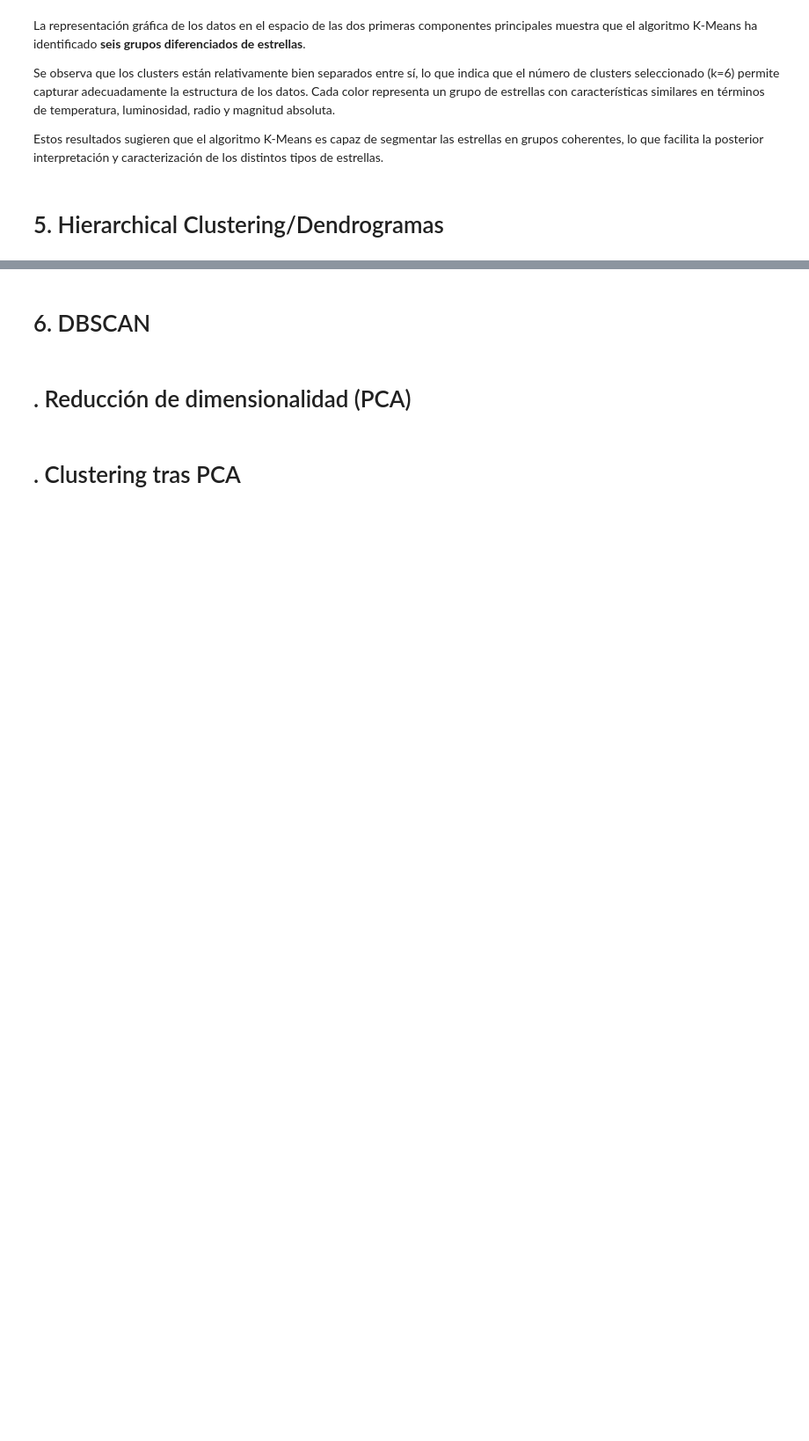
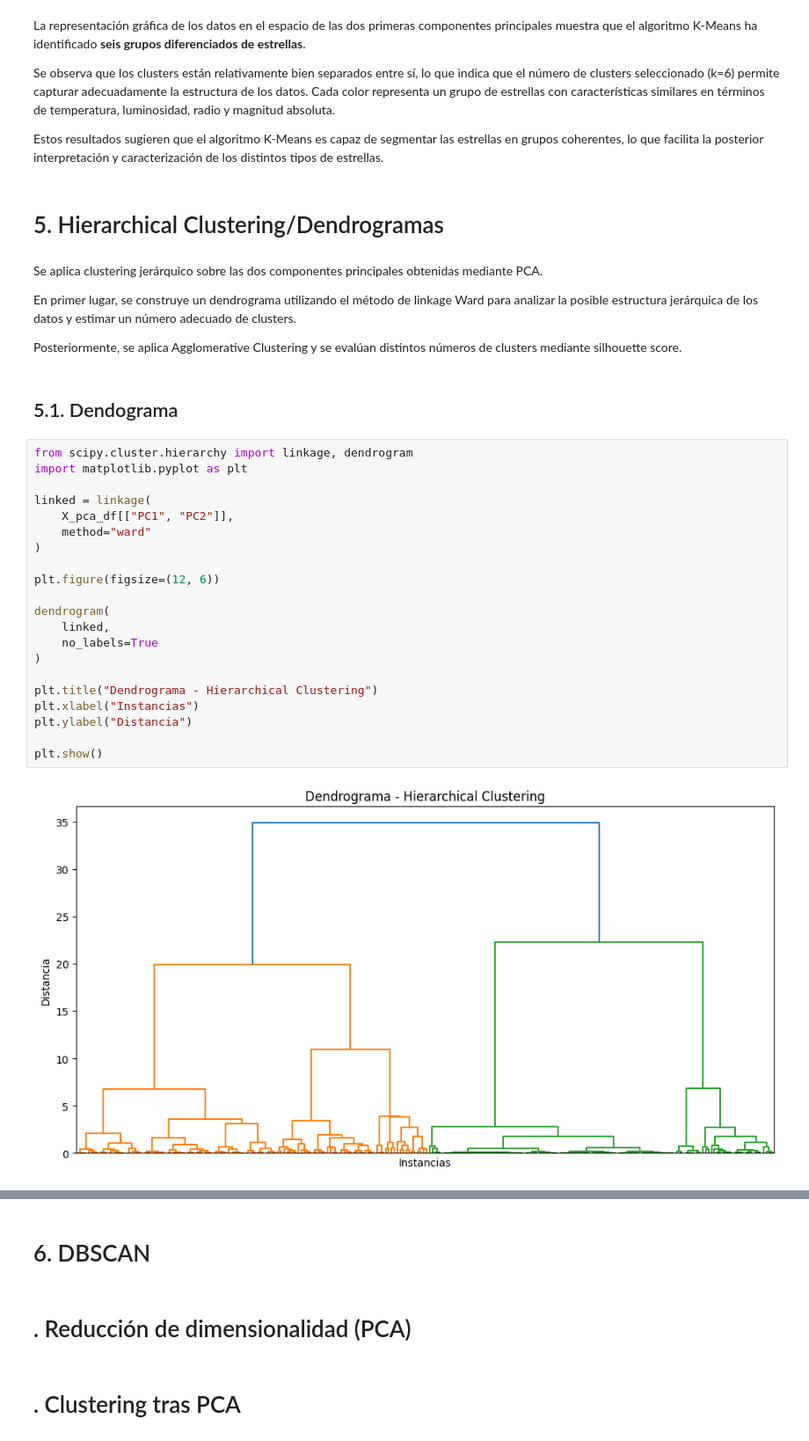
Before and after one commit to 100495785/Grupo17_Practica2, a Jupyter notebook: Practica2_estrellas.ipynb, the cells around one changed output, grey strips where cells are left out. Shown at 88% size. Drawn from its saved outputs; the diff is of its cells as text; blank space fills up the shorter version.

Commit message:
Hierarchical Clustering actualizado

```diff
--- a/Practica2_estrellas.ipynb
+++ b/Practica2_estrellas.ipynb
@@ -439,3 +448,34 @@ Se observa que los clusters están relativamente bien separados entre sí, lo qu
 Estos resultados sugieren que el algoritmo K-Means es capaz de segmentar las estrellas en grupos coherentes, lo que facilita la posterior interpretación y caracterización de los distintos tipos de estrellas.
 # %% [markdown]
 # 5. Hierarchical Clustering/Dendrogramas
+# %% [markdown]
+Se aplica clustering jerárquico sobre las dos componentes principales obtenidas mediante PCA.
+
+En primer lugar, se construye un dendrograma utilizando el método de linkage Ward para analizar la posible estructura jerárquica de los datos y estimar un número adecuado de clusters.
+
+Posteriormente, se aplica Agglomerative Clustering y se evalúan distintos números de clusters mediante silhouette score.
+# %% [markdown]
+## 5.1. Dendograma
+# %%
+from scipy.cluster.hierarchy import linkage, dendrogram
+import matplotlib.pyplot as plt
+
+linked = linkage(
+    X_pca_df[["PC1", "PC2"]],
+    method="ward"
+)
+
+plt.figure(figsize=(12, 6))
+
+dendrogram(
+    linked,
+    no_labels=True
+)
+
+plt.title("Dendrograma - Hierarchical Clustering")
+plt.xlabel("Instancias")
+plt.ylabel("Distancia")
+
+plt.show()
+# %% [output]
+[figure, added]
```
Also changed, not shown: parts of 16 cells of this notebook.
